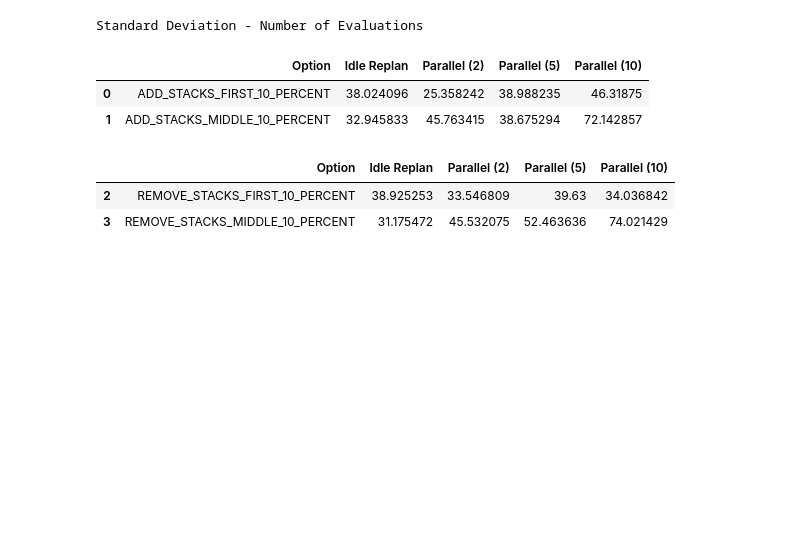
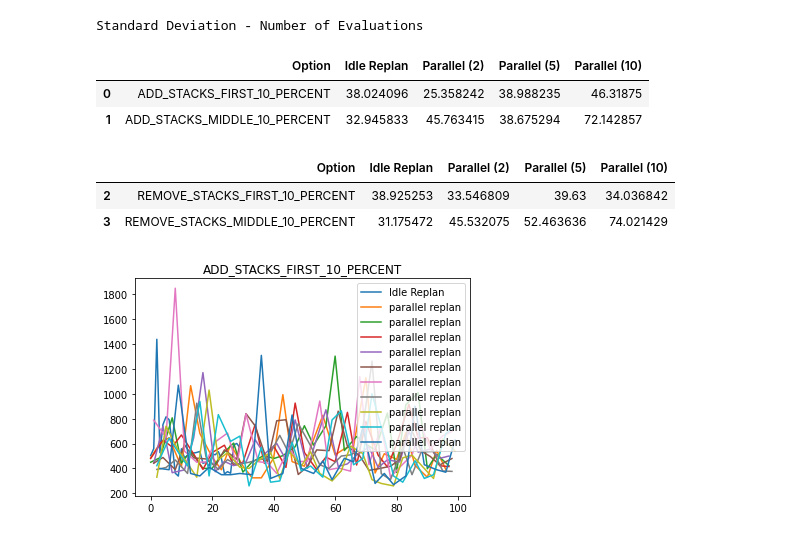
Before and after one commit to martineisenberg/momot-reactive, a Jupyter notebook: evaluation/data_processing.ipynb, the cells around one changed output. Cells and saved outputs as stored; diff of their text form; code cells hidden in the pictures; blank space fills up the shorter version.

Commit message:
data update

```diff
--- a/evaluation/data_processing.ipynb
+++ b/evaluation/data_processing.ipynb
@@ -368,3 +349,89 @@ Standard Deviation - Number of Evaluations
 |  | Option | Idle Replan | Parallel (2) | Parallel (5) | Parallel (10) |
 | 2 | REMOVE_STACKS_FIRST_10_PERCENT | 38.925253 | 33.546809 | 39.63 | 34.036842 |
 | 3 | REMOVE_STACKS_MIDDLE_10_PERCENT | 31.175472 | 45.532075 | 52.463636 | 74.021429 |
+# %%
+T = 10
+plot = True
+files = os.listdir(os.path.join('.', 'exp3', 'case_1to100'))
+overall_runtime = pd.DataFrame(columns = ["Option", "Idle Replan", "Parallel (1)", "Parallel (2)", "Parallel (3)",
+                                         "Parallel (4)", "Parallel (5)", "Parallel (6)",
+                                         "Parallel (7)", "Parallel (8)", "Parallel (9)",
+                                         "Parallel (10)"])
+overall_runtime_std = pd.DataFrame(columns = ["Option", "Idle Replan", "Parallel (1)", "Parallel (2)", "Parallel (3)",
+                                         "Parallel (4)", "Parallel (5)", "Parallel (6)",
+                                         "Parallel (7)", "Parallel (8)", "Parallel (9)",
+                                         "Parallel (10)"])
+for f in files:
+    if f.endswith("csv"):
+        df = pd.read_csv(os.path.join('.', 'exp3', 'case_1to100',f), sep=";")
+        df_p = pd.read_csv(os.path.join('.', 'exp3', 'case_1to100', "parallel_results", f[:-4] + "_predictive.csv"), sep=";")
+
+        ## reenumerate predictive run rows from 0,1,2,3,4,5 to 0,0,0, 1,1,1, ...
+        df_p['run'] = df_p['run'].map(int)/3
+        df_p["run"] = df_p["run"].map(int)
+
+        step_variants = df_p["predicted_steps"].unique()
+
+        ## get idle computed objs from predictive run file
+        idle_computed_objs = []
+        for idx, row in df.iterrows():
+            #if not df_p.loc[df_p["run"] == row['run']].empty:
+                #idle_computed_objs
+                #print(df_p.loc[df_p["run"] == row['run']].iloc[0]["idle_computed_objectives"])
+            idle_computed_objs.append(df_p.loc[df_p["run"] == row['run']].iloc[0]["idle_computed_objectives"])
+
+        df["idle_computed_objectives"] = idle_computed_objs
+        df["idle_computed_steps"] = [ast.literal_eval(g)[1] for g in idle_computed_objs]
+        df["idle_computed_steps_execution_time"] = [ast.literal_eval(g)[1]*T for g in idle_computed_objs]
+        df["overall_execution_time"] =  df["idle_computed_steps_execution_time"] + df["last_replanning_time"]
+       # print(df)
+        mean_executiontime_row = {}
+        std_executiontime_row = {}
+
+        df_p["pred_plan_steps"] = [ast.literal_eval(g)[1] for g in df_p["pred_plan_objectives"]]
+        df_p["pred_plan_steps_execution_time"] = [ast.literal_eval(g)[1]*T for g in df_p["pred_plan_objectives"]]
+        df_p["pred_overall_execution_time"] =  df_p["pred_plan_steps_execution_time"] + df_p["pred_plan_runtime"]
+
+        for name, g in df.groupby(by='variant'):
+            mean_executiontime_row["Idle Replan"] = round(g['overall_execution_time'].median(),3)
+            std_executiontime_row["Idle Replan"] = round(g['overall_execution_time'].std(),3)/mean_executiontime_row["Idle Replan"]*100
+            if plot:
+                plt.plot(g["run"], g["overall_execution_time"], label = "Idle Replan")
+        for name, group in df_p.groupby(by=['variant', 'predicted_steps']):
+            mean_executiontime_row[f"Parallel ({name[1]})"] = round(group['pred_overall_execution_time'].median(), 3)
+            std_executiontime_row[f"Parallel ({name[1]})"] = round(group['pred_overall_execution_time'].std(), 3)/mean_executiontime_row[f"Parallel ({name[1]})"]*100
+            if plot:
+                plt.plot(group["run"], group["pred_overall_execution_time"], label="parallel replan")
+
+        mean_executiontime_row["Option"] = f.split("@")[1].split("_errPerDisturbance")[0]
+        std_executiontime_row["Option"] = f.split("@")[1].split("_errPerDisturbance")[0]
+        overall_runtime = overall_runtime.append(mean_executiontime_row, ignore_index = True)
+        overall_runtime_std = overall_runtime_std.append(std_executiontime_row, ignore_index = True)
+        if plot:
+            plt.legend()
+            plt.title(mean_executiontime_row["Option"])
+            plt.show()
+
+print("Median - Execution time (seconds)")
+display(overall_runtime.iloc[:2, :])
+display(overall_runtime.iloc[2:, :])
+
+for steps in step_variants:
+    overall_runtime[f"Parallel ({steps})"] = (overall_runtime[f"Parallel ({steps})"] - overall_runtime["Idle Replan"])/ overall_runtime["Idle Replan"] * 100
+
+#mean.round({'Replanning': 1})
+#mean["Replanning (seed 0.2)"] = (mean["Replanning (seed 0.2)"] - mean["Replanning"])/ mean["Replanning"] * 100
+#mean.round(3)
+#print("Mean - Replanning time (with seed) relative to plain replanning (in %)")
+print("Median - Execution time relative to idle replanning (%)")
+display(overall_runtime.iloc[:2, :])
+display(overall_runtime.iloc[2:, :])
+
+print("Standard Deviation - Execution time (seconds)")
+#overall_runtime_std.iloc[:, 1:] = overall_runtime_std[:, 1:]/overall_runtime[:, 1:]
+
+
+display(overall_runtime_std.iloc[:2, :])
+display(overall_runtime_std.iloc[2:, :])
+# %% [output]
+[figure, added]
```
Also changed, not shown: parts of 4 cells of this notebook, 29 other files.
